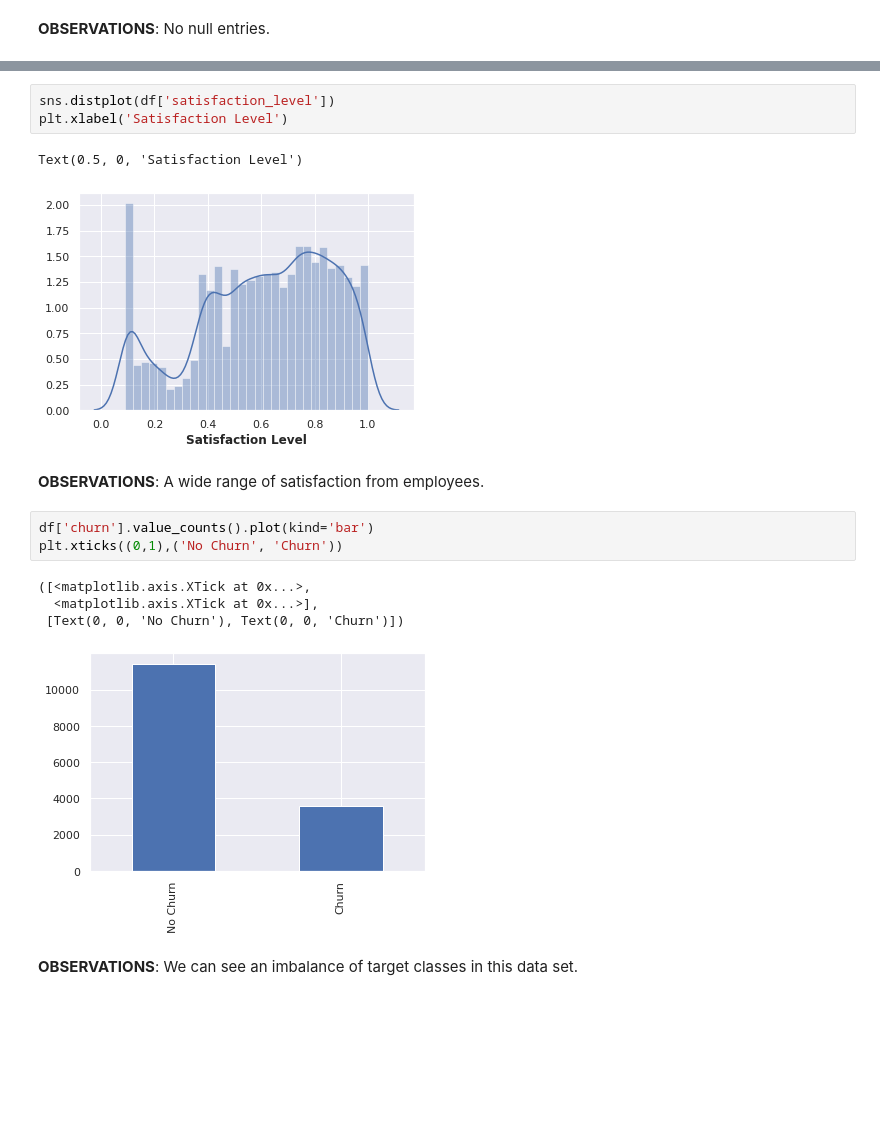
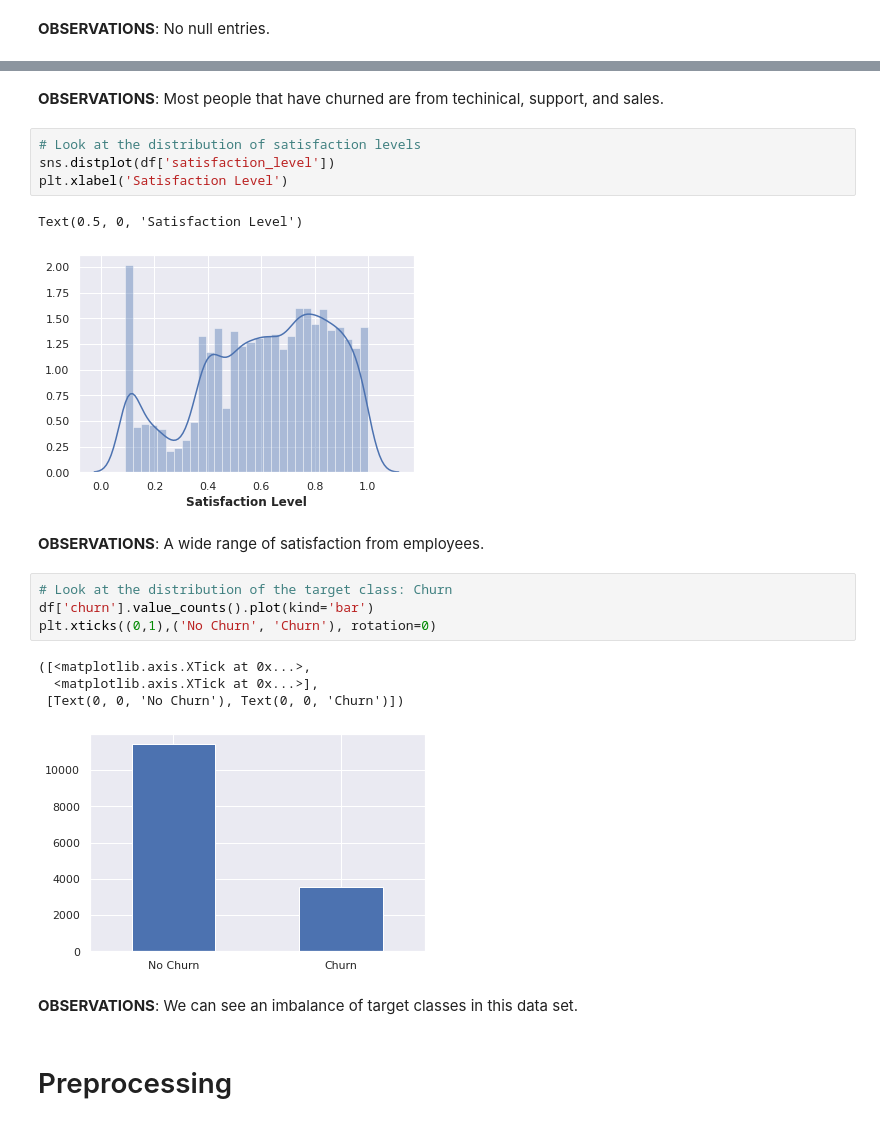
Before and after one commit to anthonyckleung/HR-Churn-Analysis, a Jupyter notebook: hr_churn_classification.ipynb, the cells around one changed output, grey strips where cells are left out. Drawn from its saved outputs; the diff is of its cells as text; blank space fills up the shorter version.

```diff
--- a/hr_churn_classification.ipynb
+++ b/hr_churn_classification.ipynb
@@ -89,4 +130,7 @@ dtype: int64
+# %% [markdown]
+**OBSERVATIONS**: Most people that have churned are from techinical, support, and sales.
 # %%
+# Look at the distribution of satisfaction levels
 sns.distplot(df['satisfaction_level'])
 plt.xlabel('Satisfaction Level')
 # %% [output]
@@ -95,12 +139,15 @@ Text(0.5, 0, 'Satisfaction Level')
 # %% [markdown]
 **OBSERVATIONS**: A wide range of satisfaction from employees.
 # %%
+# Look at the distribution of the target class: Churn
 df['churn'].value_counts().plot(kind='bar')
-plt.xticks((0,1),('No Churn', 'Churn'))
+plt.xticks((0,1),('No Churn', 'Churn'), rotation=0)
 # %% [output]
 ([<matplotlib.axis.XTick at 0x...>,
   <matplotlib.axis.XTick at 0x...>],
  [Text(0, 0, 'No Churn'), Text(0, 0, 'Churn')])
-[figure, old version]
+[figure, new version]
 # %% [markdown]
 **OBSERVATIONS**: We can see an imbalance of target classes in this data set.
+# %% [markdown]
+# Preprocessing
```
Also changed, not shown: parts of 7 cells of this notebook.
